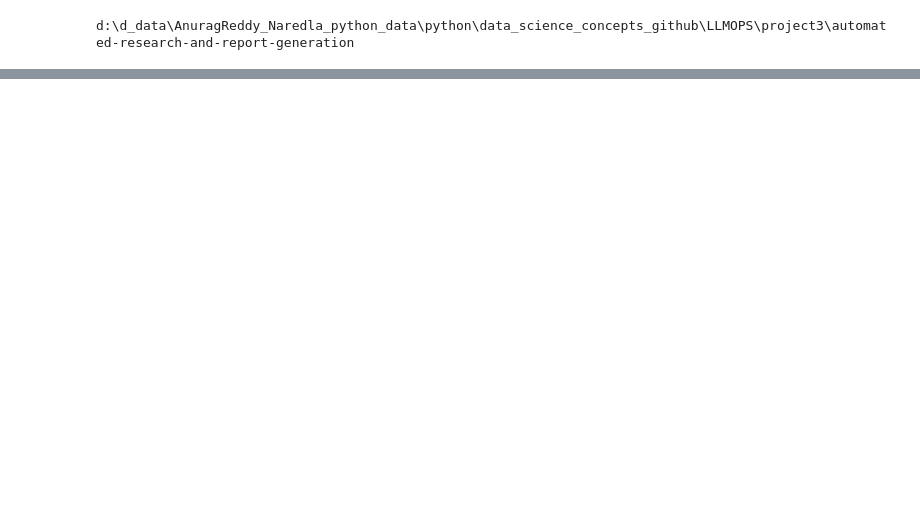
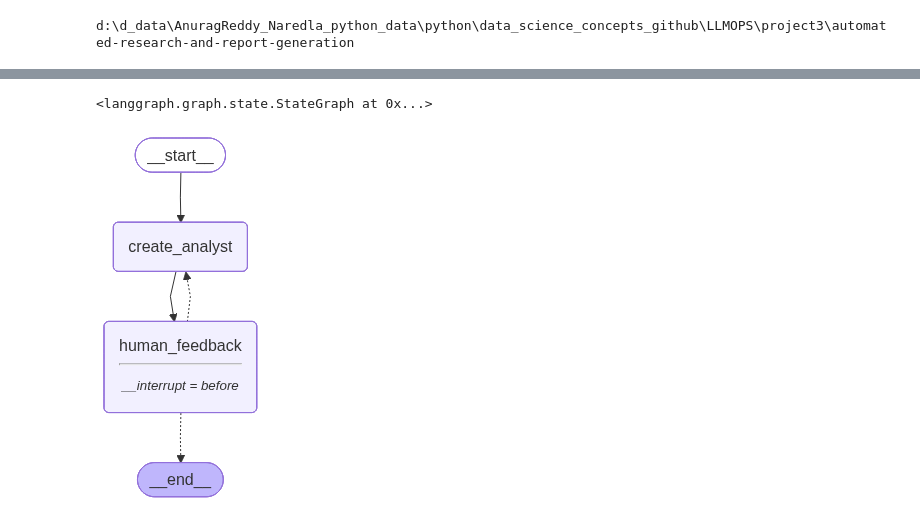
Before and after one commit to Anuragreddy-Naredla/automated-research-and-report-generation, a Jupyter notebook: notebook/test.ipynb, the cells around one changed output, grey strips where cells are left out. Drawn from its saved outputs; the diff is of its cells as text; code cells hidden in the pictures; blank space fills up the shorter version.

```diff
--- a/notebook/test.ipynb
+++ b/notebook/test.ipynb
@@ -14,0 +87,15 @@ from research_and_analysts.utils.model_loader import ModelLoader
+# %%
+analyst_instructions="""You are tasked with creating a set of AI analyst personas. Follow these instructions carefully:
+
+1. First, review the research topic:
+{topic}
+
+2. Examine any editorial feedback that has been optionally provided to guide creation of the analysts:
+
+{human_analyst_feedback}
+
+3. Determine the most interesting themes based upon documents and / or feedback above.
+
+4. Pick the top {max_analysts} themes.
+
+5. Assign one analyst to each theme."""
@@ -14,0 +155,20 @@ from research_and_analysts.utils.model_loader import ModelLoader
+# %%
+builder=StateGraph(GenerateAnalystsState)
+
+builder.add_node("create_analyst",create_analyst)
+builder.add_node("human_feedback", human_feedback)
+
+builder.add_edge(START,"create_analyst")
+builder.add_edge("create_analyst", "human_feedback")
+
+builder.add_conditional_edges("human_feedback",should_continue,["create_analyst",END])
+# %% [output]
+<langgraph.graph.state.StateGraph at 0x...>
+# %%
+memory=MemorySaver()#Entire conversations will capture
+# %%
+graph=builder.compile(interrupt_before=["human_feedback"], checkpointer=memory)
+# %%
+display(Image(graph.get_graph(xray=1).draw_mermaid_png()))
+# %% [output]
+[figure, added]
```
Also changed, not shown: parts of 23 cells of this notebook, 6 other files.
